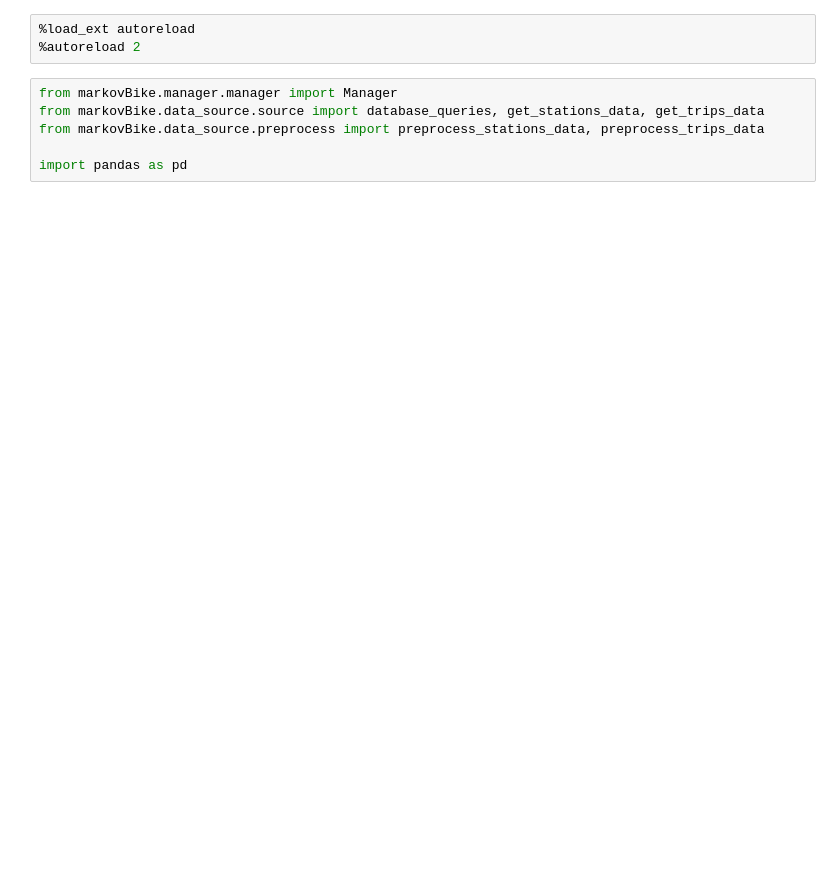
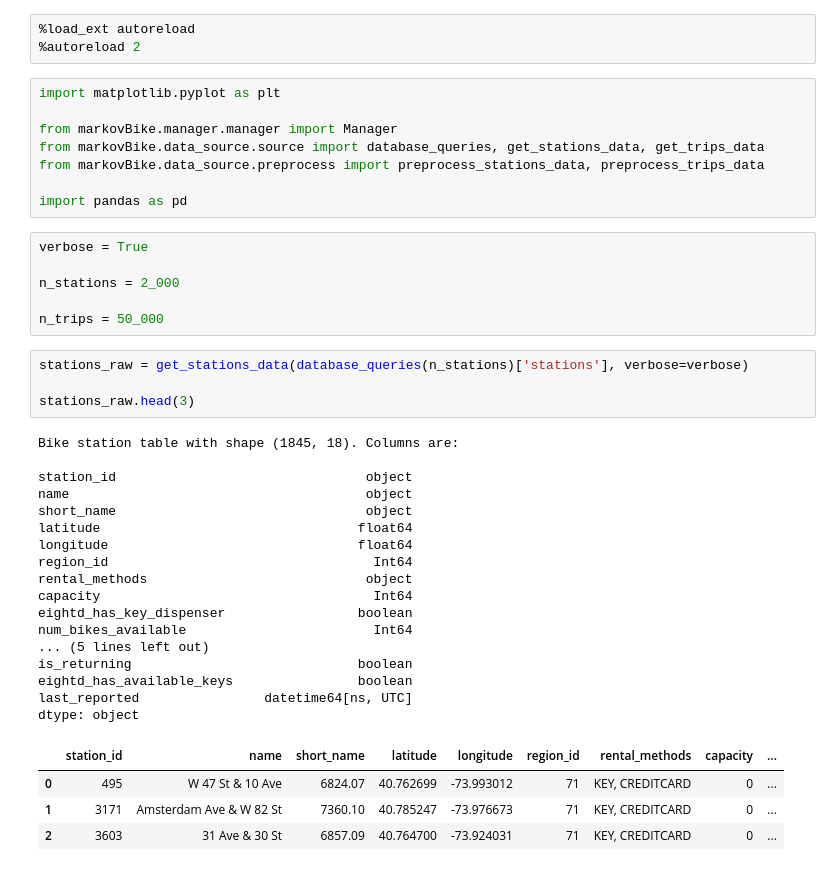
Before and after one commit to killiandectot/markov-bike, a Jupyter notebook: notebooks/juani.ipynb, the cells around one changed output. Saved outputs shown, nothing was run; the diff lists cells and outputs as text; blank space fills up the shorter version.

```diff
--- a/notebooks/juani.ipynb
+++ b/notebooks/juani.ipynb
@@ -2,8 +2,42 @@
 %load_ext autoreload
 %autoreload 2
 # %%
+import matplotlib.pyplot as plt
+
 from markovBike.manager.manager import Manager
 from markovBike.data_source.source import database_queries, get_stations_data, get_trips_data
 from markovBike.data_source.preprocess import preprocess_stations_data, preprocess_trips_data
 
 import pandas as pd
+# %%
+verbose = True
+
+n_stations = 2_000
+
+n_trips = 50_000
+# %%
+stations_raw = get_stations_data(database_queries(n_stations)['stations'], verbose=verbose)
+
+stations_raw.head(3)
+# %% [output]
+Bike station table with shape (1845, 18). Columns are:
+
+station_id                                object
+name                                      object
+short_name                                object
+latitude                                 float64
+longitude                                float64
+region_id                                  Int64
+rental_methods                            object
+capacity                                   Int64
+eightd_has_key_dispenser                 boolean
+num_bikes_available                        Int64
+... (5 lines left out)
+is_returning                             boolean
+eightd_has_available_keys                boolean
+last_reported                datetime64[ns, UTC]
+dtype: object
+|  | station_id | name | short_name | latitude | longitude | region_id | rental_methods | capacity | ... |
+| 0 | 495 | W 47 St & 10 Ave | 6824.07 | 40.762699 | -73.993012 | 71 | KEY, CREDITCARD | 0 | ... |
+| 1 | 3171 | Amsterdam Ave & W 82 St | 7360.10 | 40.785247 | -73.976673 | 71 | KEY, CREDITCARD | 0 | ... |
+| 2 | 3603 | 31 Ave & 30 St | 6857.09 | 40.764700 | -73.924031 | 71 | KEY, CREDITCARD | 0 | ... |
```
Also changed, not shown: parts of 9 cells of this notebook, 4 other files.
